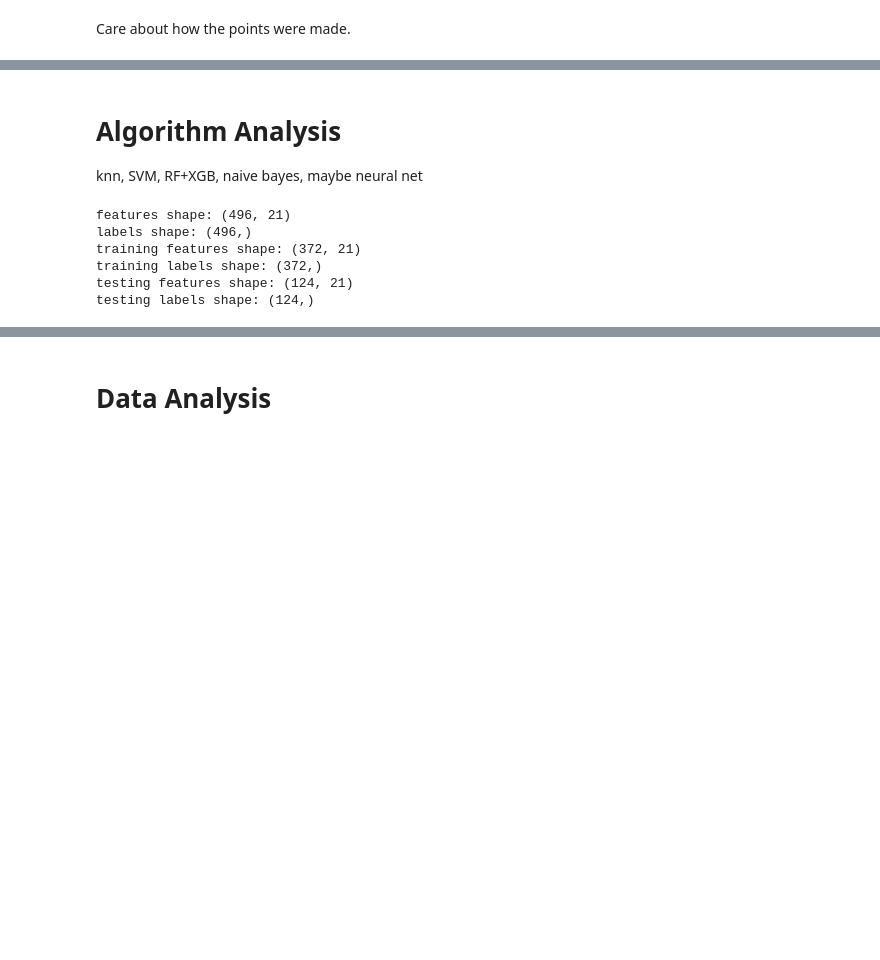
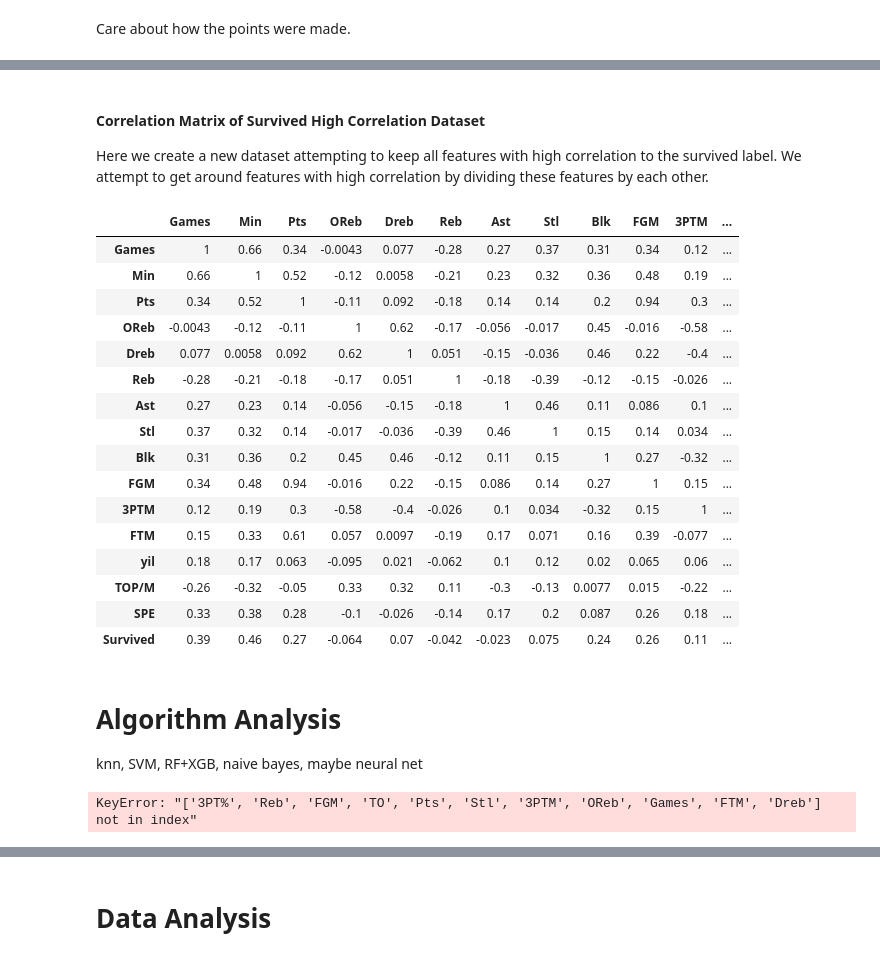
Before and after one commit to mmatvienko/dm-project, a Jupyter notebook: project.ipynb, the cells around one changed output, grey strips where cells are left out. Cells and saved outputs as stored; diff of their text form; code cells hidden in the pictures; blank space fills up the shorter version.

```diff
--- a/project.ipynb
+++ b/project.ipynb
@@ -144,26 +208,65 @@ df.head()
+# %% [markdown]
+#### Correlation Matrix of Survived High Correlation Dataset
+
+Here we create a new dataset attempting to keep all features with high correlation to the survived label.
+We attempt to get around features with high correlation by dividing these features by each other.
+# %%
+df_cor = df.drop(columns=['FG%', '3PT%', 'FT%', 'TO', 'PF', 'FG/T', 'FT/T', '3P/T'])
+df_cor['Pts'] = df['Pts']/(df['Min'] + 0.000001)
+df_cor['FGM'] = df['FGM']/(df['Min'] + 0.000001)
+df_cor['FTM'] = df['FTM']/(df['Min'] + 0.000001)
+df_cor['3PTM'] = df['3PTM']/(df['Min'] + 0.000001)
+df_cor['FTM'] = df['FTM']/(df['Min'] + 0.000001)
+df_cor['OReb'] = df['OReb']/(df['Min'] + 0.000001)
+df_cor['Dreb'] = df['Dreb']/(df['Min'] + 0.000001)
+df_cor['Stl'] = df['Stl']/(df['Stl'] + 0.000001)
+df_cor['Ast'] = df['Ast']/(df['Ast'] + 0.000001)
+df_cor['Reb'] = df['Reb']/(df['OReb'] + 0.000001)
+
+# Put Survived at the end
+df_cor = df_cor[[c for c in df_cor if c != 'Survived'] + ['Survived']]
+
+corr = df_cor.corr()
+corr.style.background_gradient(cmap='coolwarm').set_precision(2)
+# %% [output]
+|  | Games | Min | Pts | OReb | Dreb | Reb | Ast | Stl | Blk | FGM | 3PTM | ... |
+| Games | 1 | 0.66 | 0.34 | -0.0043 | 0.077 | -0.28 | 0.27 | 0.37 | 0.31 | 0.34 | 0.12 | ... |
+| Min | 0.66 | 1 | 0.52 | -0.12 | 0.0058 | -0.21 | 0.23 | 0.32 | 0.36 | 0.48 | 0.19 | ... |
+| Pts | 0.34 | 0.52 | 1 | -0.11 | 0.092 | -0.18 | 0.14 | 0.14 | 0.2 | 0.94 | 0.3 | ... |
+| OReb | -0.0043 | -0.12 | -0.11 | 1 | 0.62 | -0.17 | -0.056 | -0.017 | 0.45 | -0.016 | -0.58 | ... |
+| Dreb | 0.077 | 0.0058 | 0.092 | 0.62 | 1 | 0.051 | -0.15 | -0.036 | 0.46 | 0.22 | -0.4 | ... |
+| Reb | -0.28 | -0.21 | -0.18 | -0.17 | 0.051 | 1 | -0.18 | -0.39 | -0.12 | -0.15 | -0.026 | ... |
+| Ast | 0.27 | 0.23 | 0.14 | -0.056 | -0.15 | -0.18 | 1 | 0.46 | 0.11 | 0.086 | 0.1 | ... |
+| Stl | 0.37 | 0.32 | 0.14 | -0.017 | -0.036 | -0.39 | 0.46 | 1 | 0.15 | 0.14 | 0.034 | ... |
+| Blk | 0.31 | 0.36 | 0.2 | 0.45 | 0.46 | -0.12 | 0.11 | 0.15 | 1 | 0.27 | -0.32 | ... |
+| FGM | 0.34 | 0.48 | 0.94 | -0.016 | 0.22 | -0.15 | 0.086 | 0.14 | 0.27 | 1 | 0.15 | ... |
+| 3PTM | 0.12 | 0.19 | 0.3 | -0.58 | -0.4 | -0.026 | 0.1 | 0.034 | -0.32 | 0.15 | 1 | ... |
+| FTM | 0.15 | 0.33 | 0.61 | 0.057 | 0.0097 | -0.19 | 0.17 | 0.071 | 0.16 | 0.39 | -0.077 | ... |
+| yil | 0.18 | 0.17 | 0.063 | -0.095 | 0.021 | -0.062 | 0.1 | 0.12 | 0.02 | 0.065 | 0.06 | ... |
+| TOP/M | -0.26 | -0.32 | -0.05 | 0.33 | 0.32 | 0.11 | -0.3 | -0.13 | 0.0077 | 0.015 | -0.22 | ... |
+| SPE | 0.33 | 0.38 | 0.28 | -0.1 | -0.026 | -0.14 | 0.17 | 0.2 | 0.087 | 0.26 | 0.18 | ... |
+| Survived | 0.39 | 0.46 | 0.27 | -0.064 | 0.07 | -0.042 | -0.023 | 0.075 | 0.24 | 0.26 | 0.11 | ... |
 # %% [markdown]
 # Algorithm Analysis
 knn, SVM, RF+XGB, naive bayes, maybe neural net
 # %%
 scaler = sk.preprocessing.StandardScaler()
-# your code goes here
-x = df[df.columns[0:-1]]
-y = df[df.columns[-1]]
-print(f'features shape: {x.shape}')
-print(f'labels shape: {y.shape}')
-x_train, x_test, y_train, y_test = model_selection.train_test_split(x, y)
-# x_train = x.iloc[:-496//5]
-# y_train = y.iloc[:-496//5]
-print(f'training features shape: {x_train.shape}')
-print(f'training labels shape: {y_train.shape}')
-# x_test = x.iloc[-496//5:]
-# y_test = x.iloc[-496//5:]
-print(f'testing features shape: {x_test.shape}')
-print(f'testing labels shape: {y_test.shape}')
+# Separating Features and Labels
+x_full = df[df.columns[0:-1]]
+y_full = df[df.columns[-1]]
+x_red = df_red[df.columns[0:-1]]
+y_red = df_red[df.columns[-1]]
+x_cor = df_cor[df.columns[0:-1]]
+y_cor = df_cor[df.columns[-1]]
+print(f'Features shape: {x_full.shape}')
+print(f'Labels shape: {y_full.shape}')
+# Creating Training and Testing sets
+x_full_train, x_full_test, y_full_train, y_full_test = model_selection.train_test_split(x, y)
+x_red_train, x_red_test, y_red_train, y_red_test = model_selection.train_test_split(x, y)
+x_cor_train, x_cor_test, y_cor_train, y_cor_test = model_selection.train_test_split(x, y)
+print(f'Training Features shape: {x_train.shape}')
+print(f'Training Labels shape: {y_train.shape}')
+print(f'Testing Features shape: {x_test.shape}')
+print(f'Testing Labels shape: {y_test.shape}')
 # %% [output]
-features shape: (496, 21)
-labels shape: (496,)
-training features shape: (372, 21)
-training labels shape: (372,)
-testing features shape: (124, 21)
-testing labels shape: (124,)
+KeyError: "['3PT%', 'Reb', 'FGM', 'TO', 'Pts', 'Stl', '3PTM', 'OReb', 'Games', 'FTM', 'Dreb'] not in index"
```
Also changed, not shown: parts of 34 cells of this notebook.
